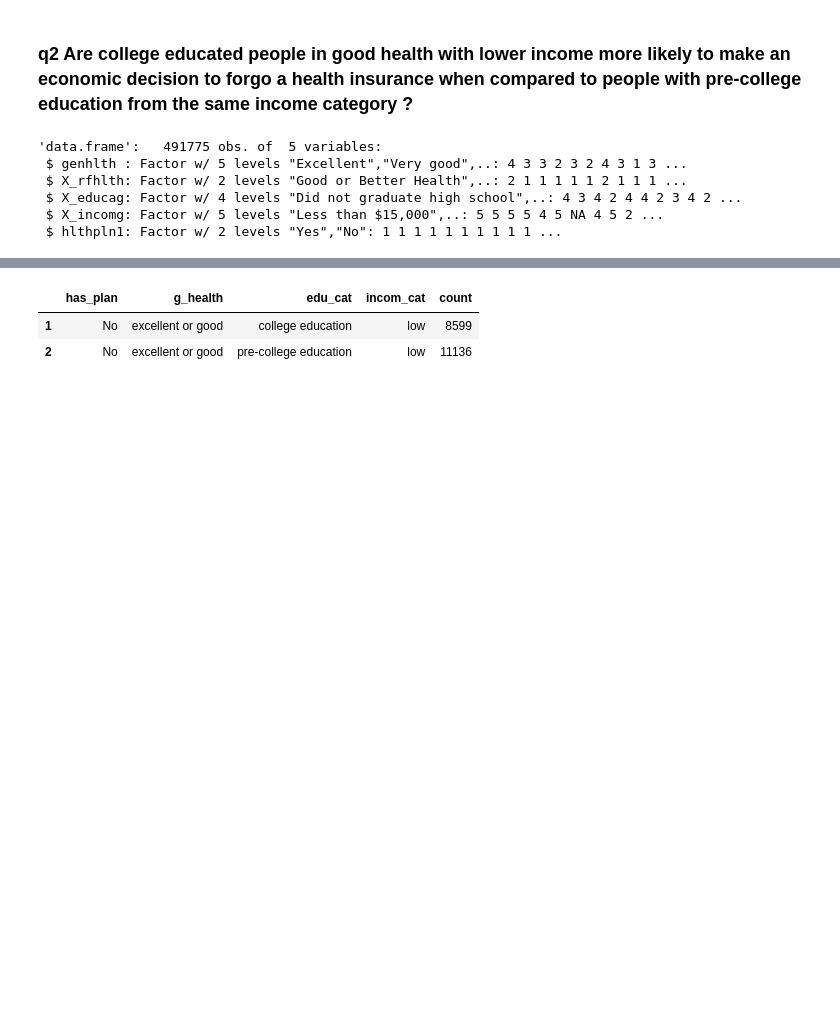
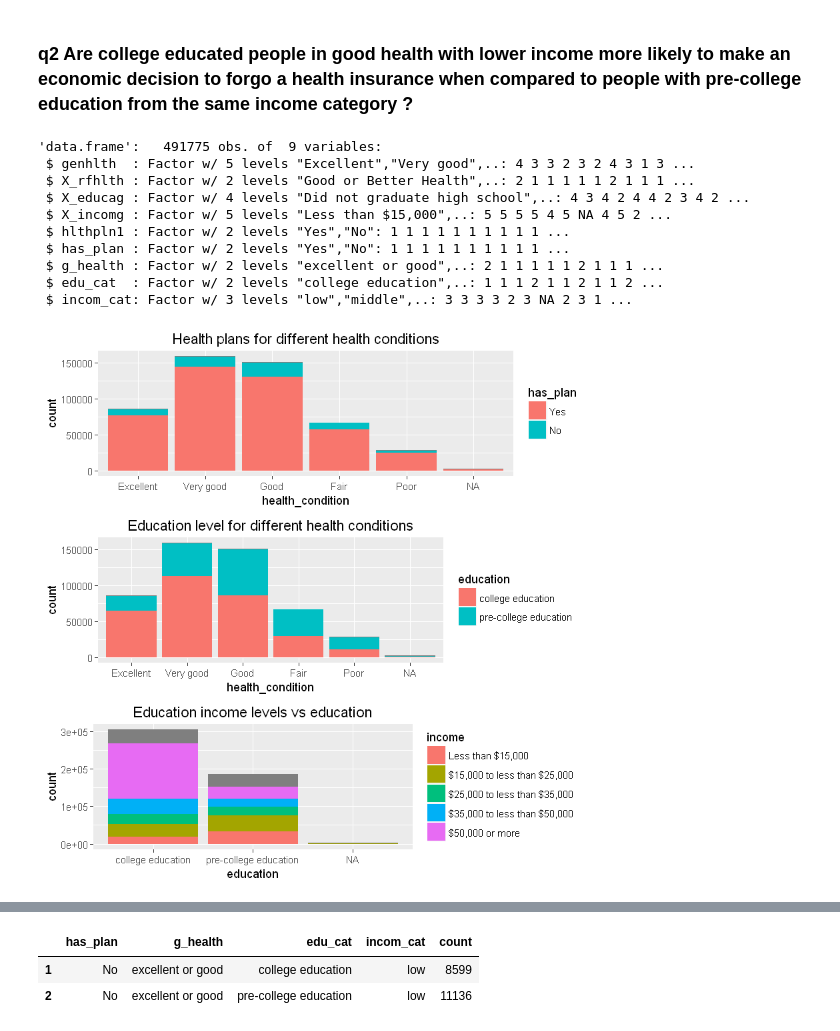
Before and after one commit to slzdevsnp/learn, a Jupyter notebook: dasi/m1_prj/m1_proj_nb.ipynb, the cells around one changed output, grey strips where cells are left out. Drawn from its saved outputs; the diff is of its cells as text; code cells hidden in the pictures; blank space fills up the shorter version.

```diff
--- a/dasi/m1_prj/m1_proj_nb.ipynb
+++ b/dasi/m1_prj/m1_proj_nb.ipynb
@@ -125,18 +116,43 @@ qqplot.qq(cbrfss2013$htm4, 'Normal probability plot for BRFSS 2013 heights')
 ### q2  Are college educated people in good health with lower income more likely to make an economic decision to  forgo a health insurance when compared to people with  pre-college education from the same income category ?
 # %%
 #0 select variables to work on
-sel_brfss2013 <- brfss2013 %>% select (genhlth,X_rfhlth,X_educag,X_incomg,hlthpln1)
+#X_rfhlth: Adults with good or better health b,X_rfhlth,X_educag,X_incomg,hlthpln1)
 str(sel_brfss2013)
 # %% [output]
-'data.frame':   491775 obs. of  5 variables:
- $ genhlth : Factor w/ 5 levels "Excellent","Very good",..: 4 3 3 2 3 2 4 3 1 3 ...
- $ X_rfhlth: Factor w/ 2 levels "Good or Better Health",..: 2 1 1 1 1 1 2 1 1 1 ...
- $ X_educag: Factor w/ 4 levels "Did not graduate high school",..: 4 3 4 2 4 4 2 3 4 2 ...
- $ X_incomg: Factor w/ 5 levels "Less than $15,000",..: 5 5 5 5 4 5 NA 4 5 2 ...
- $ hlthpln1: Factor w/ 2 levels "Yes","No": 1 1 1 1 1 1 1 1 1 1 ...
+'data.frame':   491775 obs. of  9 variables:
+ $ genhlth  : Factor w/ 5 levels "Excellent","Very good",..: 4 3 3 2 3 2 4 3 1 3 ...
+ $ X_rfhlth : Factor w/ 2 levels "Good or Better Health",..: 2 1 1 1 1 1 2 1 1 1 ...
+ $ X_educag : Factor w/ 4 levels "Did not graduate high school",..: 4 3 4 2 4 4 2 3 4 2 ...
+ $ X_incomg : Factor w/ 5 levels "Less than $15,000",..: 5 5 5 5 4 5 NA 4 5 2 ...
+ $ hlthpln1 : Factor w/ 2 levels "Yes","No": 1 1 1 1 1 1 1 1 1 1 ...
+ $ has_plan : Factor w/ 2 levels "Yes","No": 1 1 1 1 1 1 1 1 1 1 ...
+ $ g_health : Factor w/ 2 levels "excellent or good",..: 2 1 1 1 1 1 2 1 1 1 ...
+ $ edu_cat  : Factor w/ 2 levels "college education",..: 1 1 1 2 1 1 2 1 1 2 ...
+ $ incom_cat: Factor w/ 3 levels "low","middle",..: 3 3 3 3 2 3 NA 2 3 1 ...
-# %%
-#create a health plan variable with clear name
-sel_brfss2013 <- sel_brfss2013  %>% mutate(has_plan =hlthpln1 )
+# %%
+#motivating eda chart
+#plot(sel_brfss2013$hlthpln1~sel_brfss2013$genhlth)
+
+sel_brfss2013$health_condition<-sel_brfss2013$genhlth
+sel_brfss2013$has_plan<-sel_brfss2013$hlthpln1
+sel_brfss2013$education <-sel_brfss2013$edu_cat
+sel_brfss2013$income <-sel_brfss2013$X_incomg
+
+p1 <- ggplot(sel_brfss2013, aes(x=health_condition, fill =has_plan )) +
+  geom_bar() +
+  ggtitle("Health plans for different health conditions")
+
+p2 <- ggplot(sel_brfss2013, aes(x=health_condition, fill =education )) +
+  geom_bar() +
+  ggtitle("Education level for different health conditions")
+
+p3 <- ggplot(sel_brfss2013, aes(x=education, fill = income )) +
+  geom_bar() +
+  ggtitle("Education income levels vs education")
+
+grid.arrange(p1,p2,p3,nrow=3)
+# %% [output]
+[figure, added]
 # %%
 # 1.  create a health condition variable
 sel_brfss2013 <- sel_brfss2013  %>%
```
Also changed, not shown: parts of 7 cells of this notebook, 4 other files.
